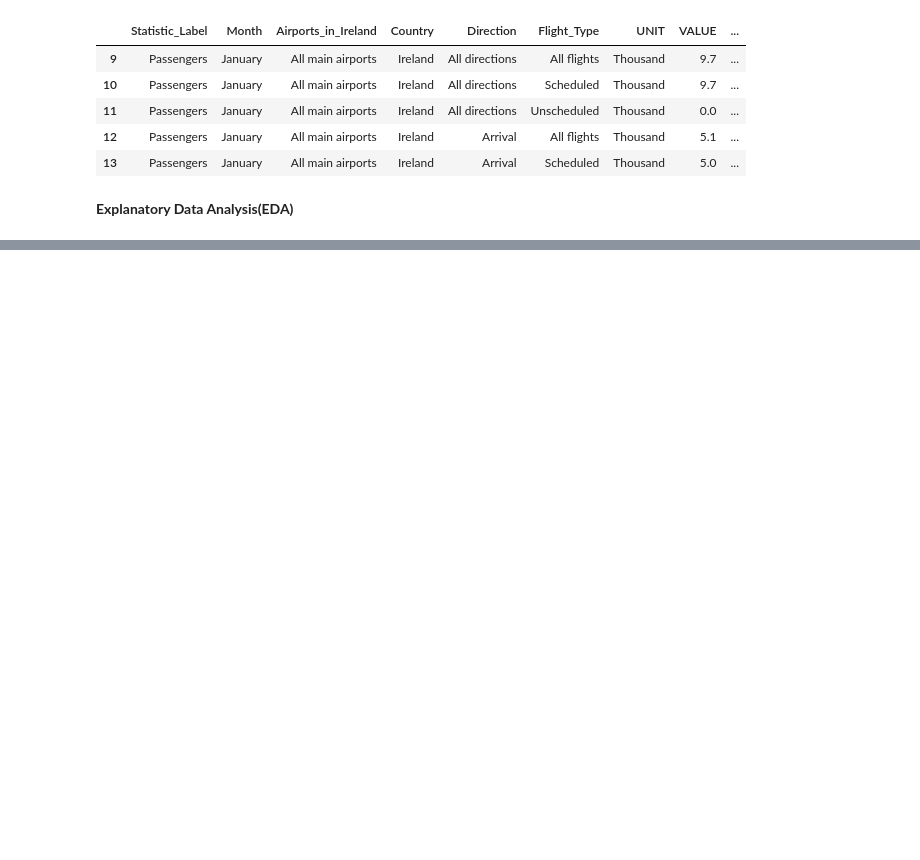
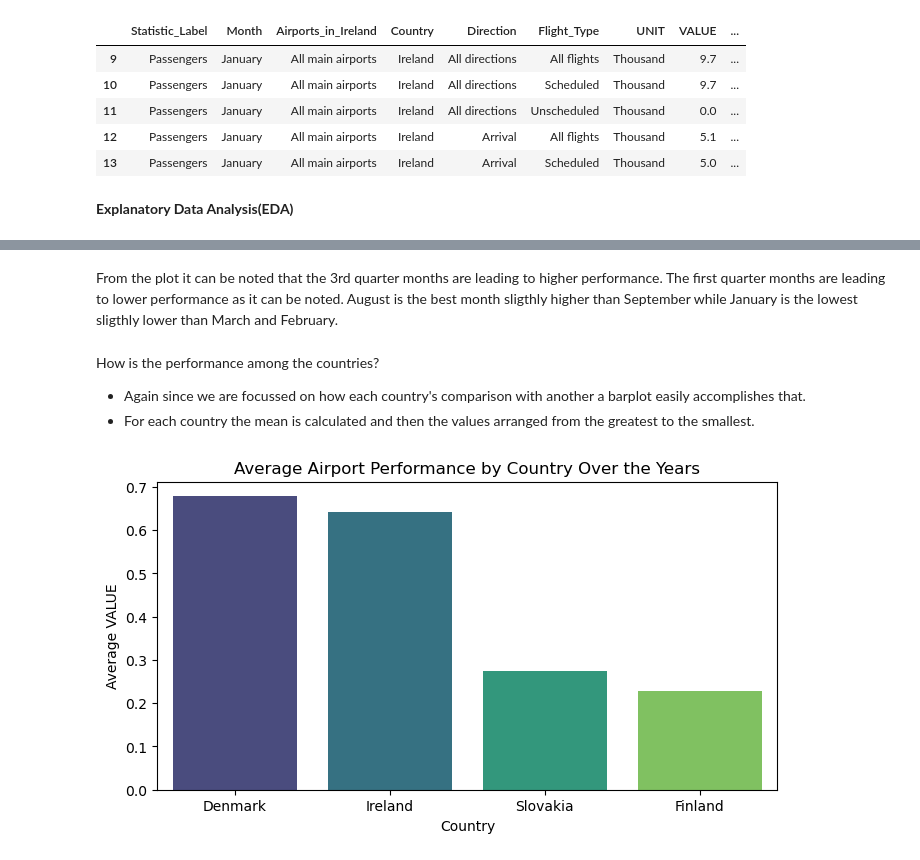
Before and after one commit to Oliveiranac/CA2_MScDataAnalytics, a Jupyter notebook: CA2_AnaOli.ipynb, the cells around one changed output, grey strips where cells are left out. Cells and saved outputs as stored; diff of their text form; code cells hidden in the pictures; blank space fills up the shorter version.

```diff
--- a/CA2_AnaOli.ipynb
+++ b/CA2_AnaOli.ipynb
@@ -142,0 +240,18 @@ df_selected.head()
+# %% [markdown]
+From the plot it can be noted that the 3rd quarter months are leading to higher performance. The first quarter months are leading to lower performance as it can be noted. August is the best month sligthly higher than September while January is the lowest sligthly lower than March and February.
+# %% [markdown]
+How is the performance among the countries?
+- Again since we are focussed on how each country's comparison with another a barplot easily accomplishes that.
+- For each country the mean is calculated and then the values arranged from the greatest to the smallest.
+# %%
+# Group by Country and calculate the mean 'VALUE' for each country
+country_stats = df_selected.groupby('Country')['VALUE'].mean().sort_values(ascending=False)
+# Create a bar plot for average 'VALUE' by country
+plt.figure(figsize=(8,4))
+sns.barplot(x=country_stats.index, y=country_stats.values, order=country_stats.index, palette='viridis')
+plt.title('Average Airport Performance by Country Over the Years')
+plt.xlabel('Country')
+plt.ylabel('Average VALUE')
+plt.show()
+# %% [output]
+[figure, added]
```
Also changed, not shown: parts of 77 cells of this notebook.
